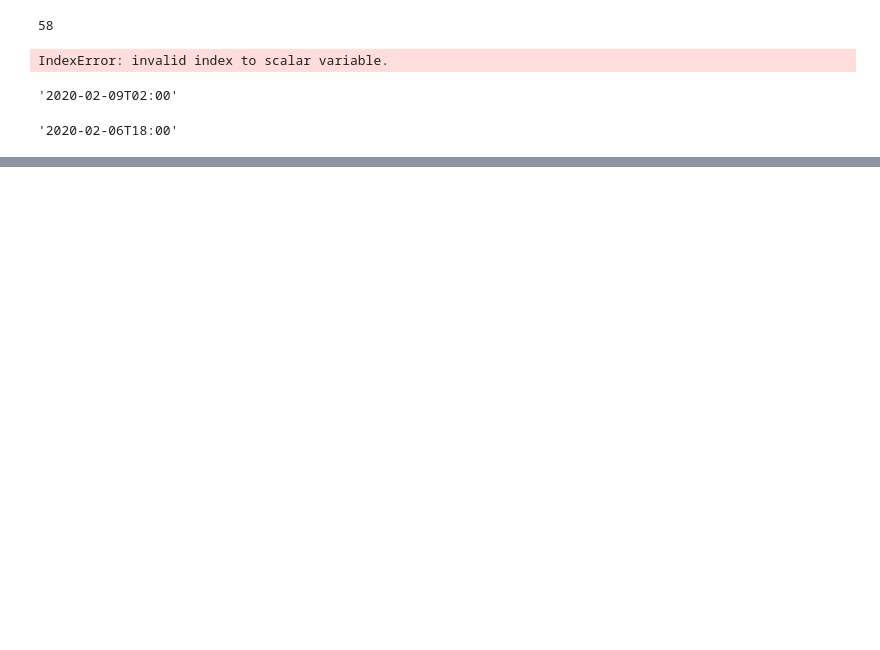
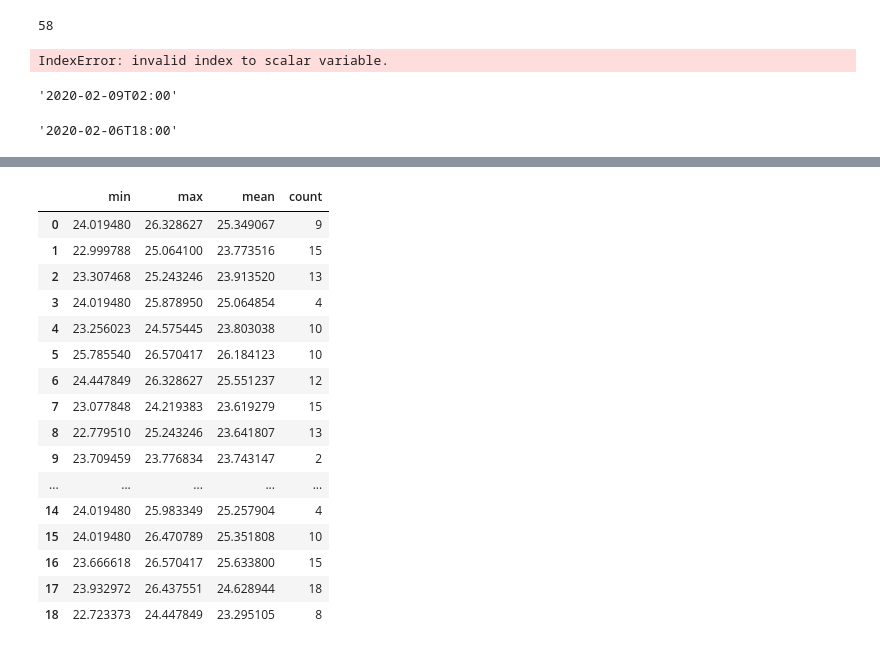
Before and after one commit to OHMC/wrf-meteo, a Jupyter notebook: src/notebooks/Pruebas wrfmeteo.ipynb, the cells around one changed output, grey strips where cells are left out. Cells and saved outputs as stored; diff of their text form; code cells hidden in the pictures; blank space fills up the shorter version.

```diff
--- a/src/notebooks/Pruebas wrfmeteo.ipynb
+++ b/src/notebooks/Pruebas wrfmeteo.ipynb
@@ -67,0 +195,3 @@ str(a)[:16]
+# %%
+#lista = glob.glob('/home/sagus/Development/wrf-meteo/geotiff/2020_02/06/CBA_A_18_T2*')
+lista = sorted(glob.glob(f'{path}*'), key=os.path.getmtime)
@@ -67,0 +219,3 @@ str(a)[:16]
+# %%
+SHAPE_ZONAS = ('/home/sagus/Development/temp/shapefiles/'
+                'Epec/Zona_A_ET_Corbertura_20200922.shp')
@@ -67,0 +246,22 @@ str(a)[:16]
+# %%
+df_zs = pd.DataFrame(zonal_stats(SHAPE_ZONAS, lista[10], all_touched=True))
+# %%
+df_zs
+# %% [output]
+|  | min | max | mean | count |
+| 0 | 24.019480 | 26.328627 | 25.349067 | 9 |
+| 1 | 22.999788 | 25.064100 | 23.773516 | 15 |
+| 2 | 23.307468 | 25.243246 | 23.913520 | 13 |
+| 3 | 24.019480 | 25.878950 | 25.064854 | 4 |
+| 4 | 23.256023 | 24.575445 | 23.803038 | 10 |
+| 5 | 25.785540 | 26.570417 | 26.184123 | 10 |
+| 6 | 24.447849 | 26.328627 | 25.551237 | 12 |
+| 7 | 23.077848 | 24.219383 | 23.619279 | 15 |
+| 8 | 22.779510 | 25.243246 | 23.641807 | 13 |
+| 9 | 23.709459 | 23.776834 | 23.743147 | 2 |
+| ... | ... | ... | ... | ... |
+| 14 | 24.019480 | 25.983349 | 25.257904 | 4 |
+| 15 | 24.019480 | 26.470789 | 25.351808 | 10 |
+| 16 | 23.666618 | 26.570417 | 25.633800 | 15 |
+| 17 | 23.932972 | 26.437551 | 24.628944 | 18 |
+| 18 | 22.723373 | 24.447849 | 23.295105 | 8 |
```
Also changed, not shown: parts of 26 cells of this notebook, 2 other files.
